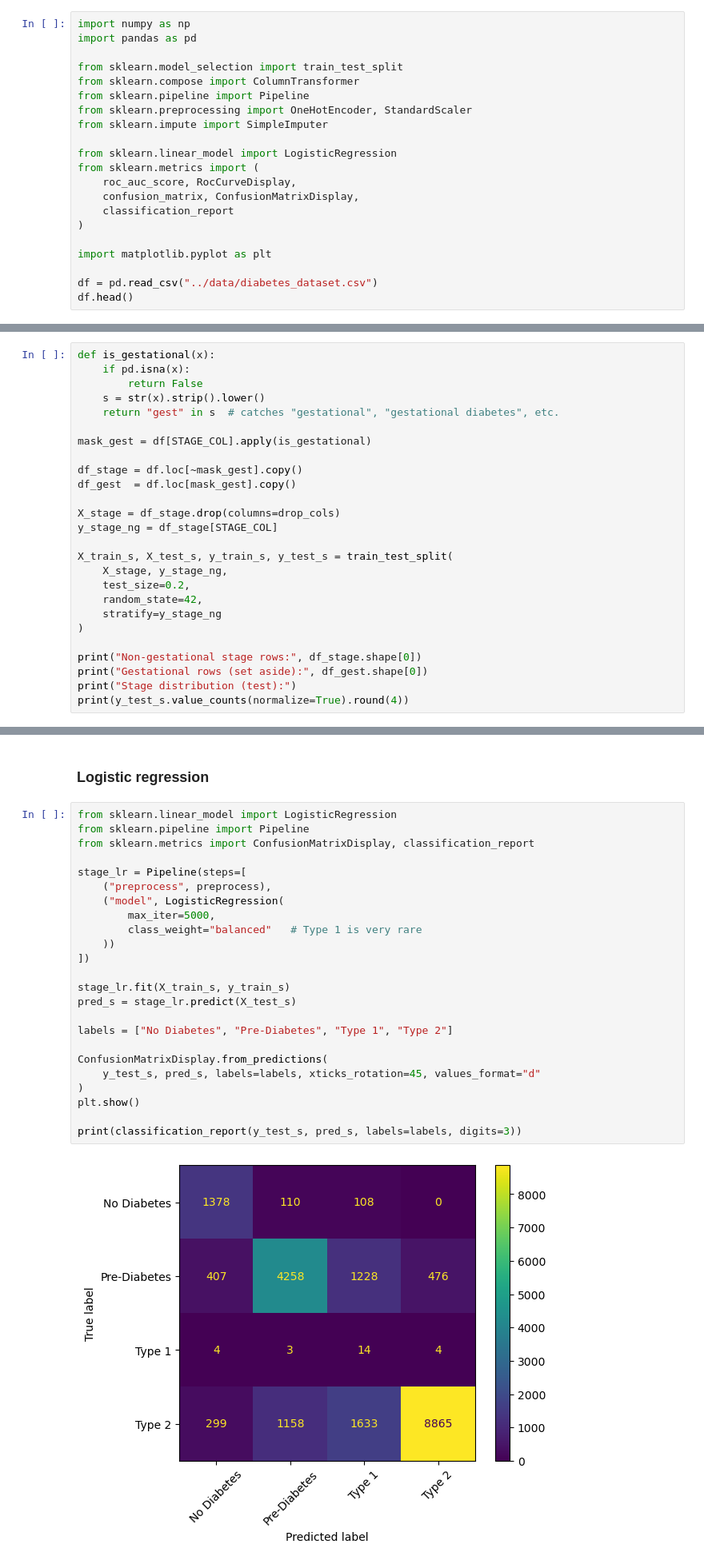
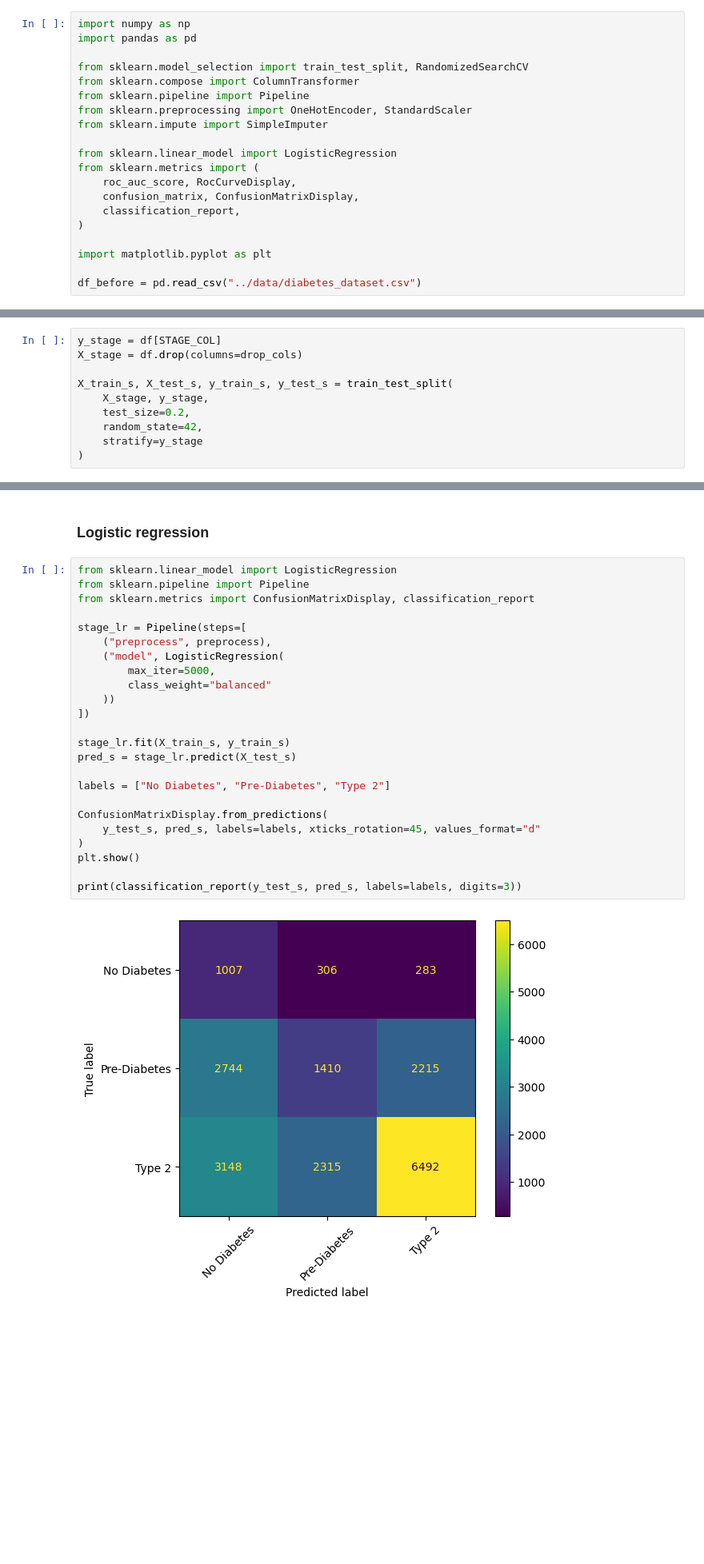
Before and after one commit to sofiaapri/IDS2025-Diabetes-Prediction, a Jupyter notebook: notebooks/Modelling.ipynb, the cells around one changed output, grey strips where cells are left out. Shown at 80% size. Drawn from its saved outputs; the diff is of its cells as text; blank space fills up the shorter version.

```diff
--- a/notebooks/Modelling.ipynb
+++ b/notebooks/Modelling.ipynb
@@ -7,7 +7,7 @@ To evaluate our models fairly, we split the data into a training set (used to fi
 import numpy as np
 import pandas as pd
 
-from sklearn.model_selection import train_test_split
+from sklearn.model_selection import train_test_split, RandomizedSearchCV
 from sklearn.compose import ColumnTransformer
 from sklearn.pipeline import Pipeline
 from sklearn.preprocessing import OneHotEncoder, StandardScaler
@@ -17,10 +17,9 @@ from sklearn.linear_model import LogisticRegression
 from sklearn.metrics import (
     roc_auc_score, RocCurveDisplay,
     confusion_matrix, ConfusionMatrixDisplay,
-    classification_report
+    classification_report,
 )
 
 import matplotlib.pyplot as plt
 
-df = pd.read_csv("../data/diabetes_dataset.csv")
-df.head()
+df_before = pd.read_csv("../data/diabetes_dataset.csv")
@@ -148,26 +175,10 @@ weighted avg      0.860     0.861     0.860     20000
 # %%
-def is_gestational(x):
-    if pd.isna(x):
-        return False
-    s = str(x).strip().lower()
-    return "gest" in s  # catches "gestational", "gestational diabetes", etc.
-
-mask_gest = df[STAGE_COL].apply(is_gestational)
-
-df_stage = df.loc[~mask_gest].copy()
-df_gest  = df.loc[mask_gest].copy()
-
-X_stage = df_stage.drop(columns=drop_cols)
-y_stage_ng = df_stage[STAGE_COL]
+y_stage = df[STAGE_COL]
+X_stage = df.drop(columns=drop_cols)
 
 X_train_s, X_test_s, y_train_s, y_test_s = train_test_split(
-    X_stage, y_stage_ng,
+    X_stage, y_stage,
     test_size=0.2,
     random_state=42,
-    stratify=y_stage_ng
+    stratify=y_stage
 )
-
-print("Non-gestational stage rows:", df_stage.shape[0])
-print("Gestational rows (set aside):", df_gest.shape[0])
-print("Stage distribution (test):")
-print(y_test_s.value_counts(normalize=True).round(4))
@@ -186,28 +187,28 @@ Name: proportion, dtype: float64
 # %%
 from sklearn.linear_model import LogisticRegression
 from sklearn.pipeline import Pipeline
 from sklearn.metrics import ConfusionMatrixDisplay, classification_report
 
 stage_lr = Pipeline(steps=[
     ("preprocess", preprocess),
     ("model", LogisticRegression(
         max_iter=5000,
-        class_weight="balanced"   # Type 1 is very rare
+        class_weight="balanced"
     ))
 ])
 
 stage_lr.fit(X_train_s, y_train_s)
 pred_s = stage_lr.predict(X_test_s)
 
-labels = ["No Diabetes", "Pre-Diabetes", "Type 1", "Type 2"]
+labels = ["No Diabetes", "Pre-Diabetes", "Type 2"]
 
 ConfusionMatrixDisplay.from_predictions(
     y_test_s, pred_s, labels=labels, xticks_rotation=45, values_format="d"
 )
 plt.show()
 
 print(classification_report(y_test_s, pred_s, labels=labels, digits=3))
 # %% [output]
-[figure, old version]
+[figure, new version]
               precision    recall  f1-score   support
 
```
Also changed, not shown: parts of 74 cells of this notebook.
